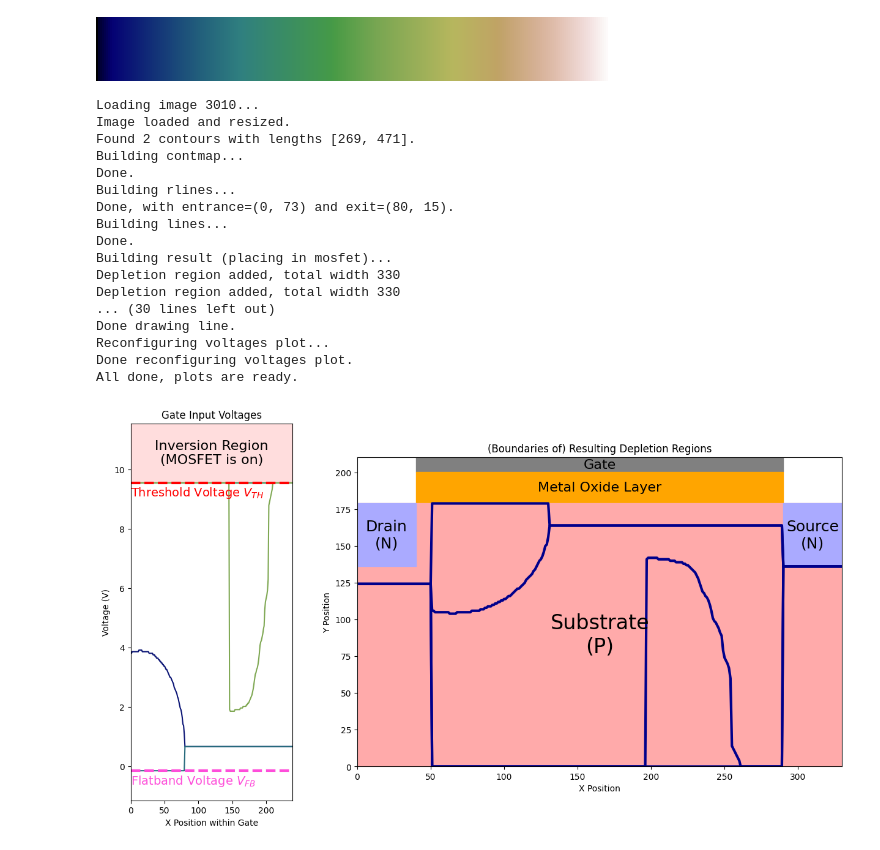
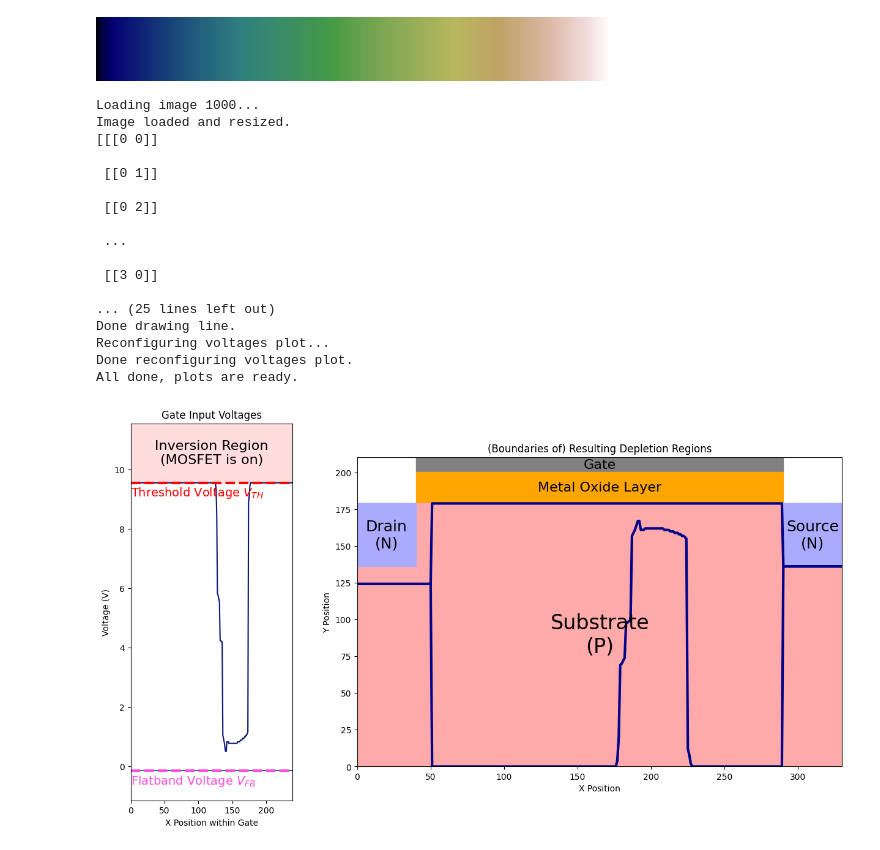
Before and after one commit to LostBitset/mosfet-bad-apple, a Jupyter notebook: Notebook.ipynb, the cells around one changed output. Saved outputs shown, nothing was run; the diff lists cells and outputs as text; code cells hidden in the pictures.

```diff
--- a/Notebook.ipynb
+++ b/Notebook.ipynb
@@ -35,6 +35,6 @@ def load_image(n):
     image = cv2.resize(image, (0, 0), fx=0.5, fy=0.5)
     print("Image loaded and resized.")
     return image
-image = load_image(3010)
+image = load_image(1000)
 imdisp(image)
 # %% [output]
@@ -44,7 +44,7 @@ Image loaded and resized.
 # %%
 def get_contours(image):
     conts, hier = cv2.findContours(image, cv2.RETR_TREE, cv2.CHAIN_APPROX_NONE)
-    conts = [ i for i in conts if [0, 0] not in i or [179, 239] not in i ]
+    print(conts[1])
     athresh = 10
     conts = [ i for i in conts if cv2.contourArea(i) > athresh ]
     conts.sort(key=cv2.contourArea)
@@ -420,47 +430,47 @@ def plot_frame(n):
             Y_depl = np.vectorize(xd_from_vg_in_mosfet)(list(Y_pot))
             Y_depl = place_in_mosfet(list(Y_depl), sd_depth=actual_sd_depth, depl=depl_width_drain)
             X_depl = np.array(range(len(Y_depl)))
             ax2.plot(X_depl, Y_depl, color=deplregion_boundary_color, linewidth=3)
             print("Done drawing line.")
     # For ax1:
     print("Reconfiguring voltages plot...")
     ax1.axhline(V_FB, color="#FE4EDA", linestyle="--", linewidth=3)
     ax1.axhline(V_TH, color="red", linestyle="--", linewidth=3)
     ax1.set_title("Gate Input Voltages")
     ax1.set_xlabel("X Position within Gate")
     ax1.set_ylabel("Voltage (V)")
     ax1.text(-0.1, V_TH - 0.25 - 0.2, "Threshold Voltage $V_{TH}$", color="red", size=14)
     ax1.text(-0.1, V_FB - 0.25 - 0.2, "Flatband Voltage $V_{FB}$", color="#FE4EDA", size=14)
     rect = mpatch.Rectangle((0, V_TH), 239, 2 * bufh, color="#FFDDDD")
     ax1.add_artist(rect)
     rect_text = "Inversion Region\n(MOSFET is on)"
     annotate_rect(ax1, rect, rect_text, color="black", fontsize=16)
     ax1.set_xlim((0, 239))
     ax1.set_ylim((V_FB - bufh, V_TH + (2 * bufh)))
     print("Done reconfiguring voltages plot.")
     print("All done, plots are ready.")
     return fig
-plot_frame(3010)
+plot_frame(1000)
 plt.show()
 # %% [output]
-Loading image 3010...
+Loading image 1000...
 Image loaded and resized.
-Found 2 contours with lengths [269, 471].
-Building contmap...
-Done.
-Building rlines...
-Done, with entrance=(0, 73) and exit=(80, 15).
-Building lines...
-Done.
-Building result (placing in mosfet)...
-Depletion region added, total width 330
-Depletion region added, total width 330
-... (30 lines left out)
+[[[0 0]]
+
+ [[0 1]]
+
+ [[0 2]]
+
+ ...
+
+ [[3 0]]
+
+... (25 lines left out)
 Done drawing line.
 Reconfiguring voltages plot...
 Done reconfiguring voltages plot.
 All done, plots are ready.
-[figure, old version]
+[figure, new version]
 # %%
 def process_frame(n):
     fig = plot_frame(n)
```
Also changed, not shown: parts of 5 cells of this notebook.
